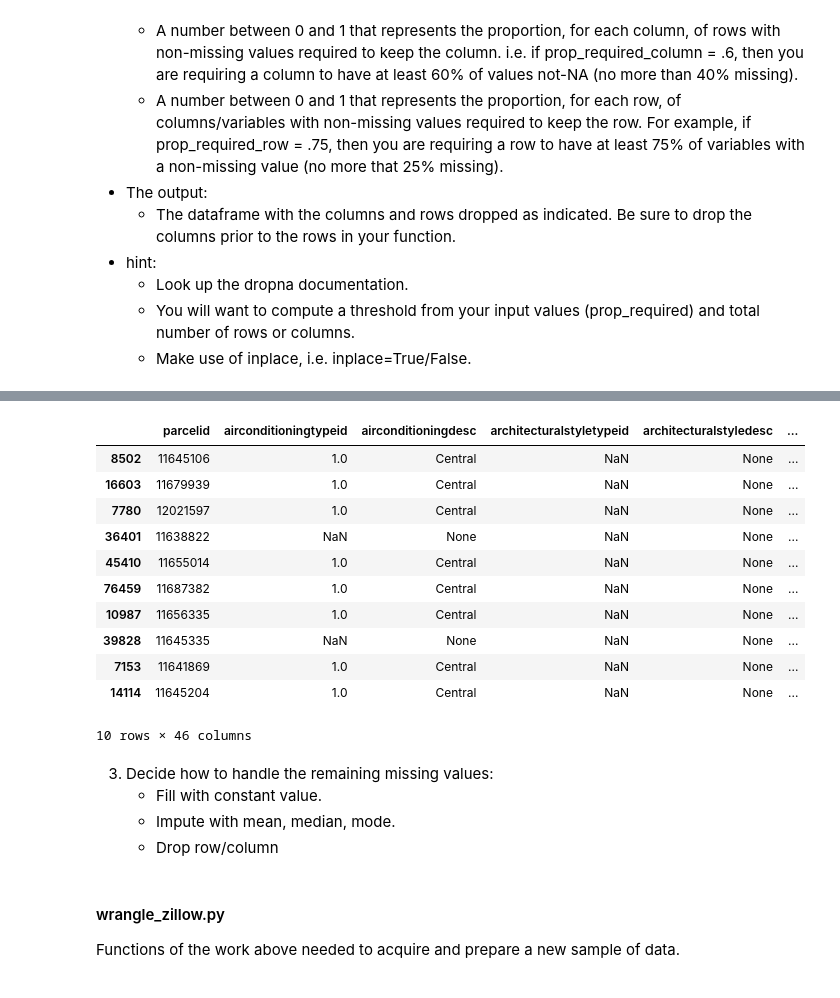
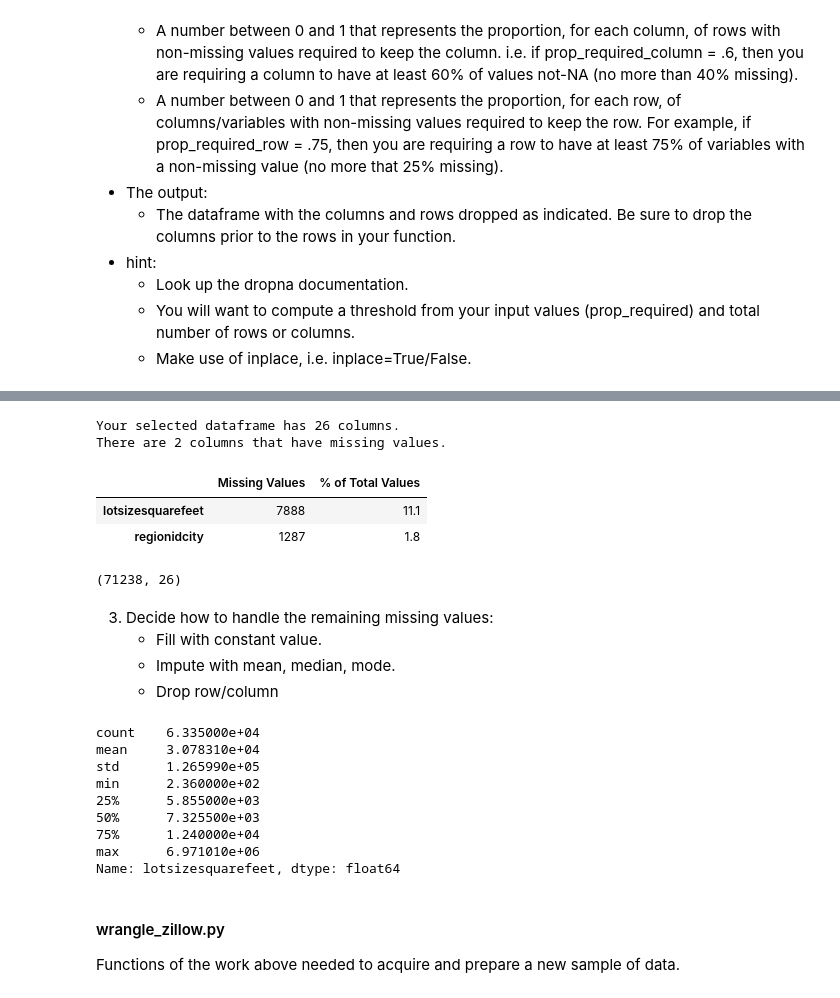
Before and after one commit to HeatherOrtegaMcMillan/clustering-exercises, a Jupyter notebook: zillow.ipynb, the cells around one changed output, grey strips where cells are left out. Drawn from its saved outputs; the diff is of its cells as text; code cells hidden in the pictures.

```diff
--- a/zillow.ipynb
+++ b/zillow.ipynb
@@ -482,15 +627,29 @@ new_df.shape
+# %%
+# still have some nulls down at the bottom. Drop those rows with less than a percent missing.
+# put in wrangle
+def drop_rows_low_percent(df):
+    '''
+    Finds columns with missing values less than 1 percent. Drops all rows with missing values in those rows.
+    '''
+
+    has_percent_below_one = ((df.isnull().sum() / df.shape[0]) < .01)
+
+    one_percenters = list(has_percent_below_one[has_percent_below_one == True].index)
+
+    df = df.dropna(axis=0, subset=one_percenters)
+
+    return df
+# %%
+new_df1 = drop_rows_low_percent(new_df)
+# %%
+missing_values_table(new_df1)
+# %% [output]
+Your selected dataframe has 26 columns.
+There are 2 columns that have missing values.
+|  | Missing Values | % of Total Values |
+| lotsizesquarefeet | 7888 | 11.1 |
+| regionidcity | 1287 | 1.8 |
 # %%
-df.nlargest(10, ['taxvaluedollarcnt'])
+new_df.shape
 # %% [output]
-|  | parcelid | airconditioningtypeid | airconditioningdesc | architecturalstyletypeid | architecturalstyledesc | ... |
-| 8502 | 11645106 | 1.0 | Central | NaN | None | ... |
-| 16603 | 11679939 | 1.0 | Central | NaN | None | ... |
-| 7780 | 12021597 | 1.0 | Central | NaN | None | ... |
-| 36401 | 11638822 | NaN | None | NaN | None | ... |
-| 45410 | 11655014 | 1.0 | Central | NaN | None | ... |
-| 76459 | 11687382 | 1.0 | Central | NaN | None | ... |
-| 10987 | 11656335 | 1.0 | Central | NaN | None | ... |
-| 39828 | 11645335 | NaN | None | NaN | None | ... |
-| 7153 | 11641869 | 1.0 | Central | NaN | None | ... |
-| 14114 | 11645204 | 1.0 | Central | NaN | None | ... |
-10 rows × 46 columns
+(71238, 26)
@@ -499,6 +673,18 @@ df.nlargest(10, ['taxvaluedollarcnt'])
     - Fill with constant value.
     - Impute with mean, median, mode.
     - Drop row/column
+# %%
+new_df.lotsizesquarefeet.describe()
+# %% [output]
+count    6.335000e+04
+mean     3.078310e+04
+std      1.265990e+05
+min      2.360000e+02
+25%      5.855000e+03
+50%      7.325500e+03
+75%      1.240000e+04
+max      6.971010e+06
+Name: lotsizesquarefeet, dtype: float64
 # %% [markdown]
 #### wrangle_zillow.py
 Functions of the work above needed to acquire and prepare a new sample of data.
```
Also changed, not shown: parts of 24 cells of this notebook.
